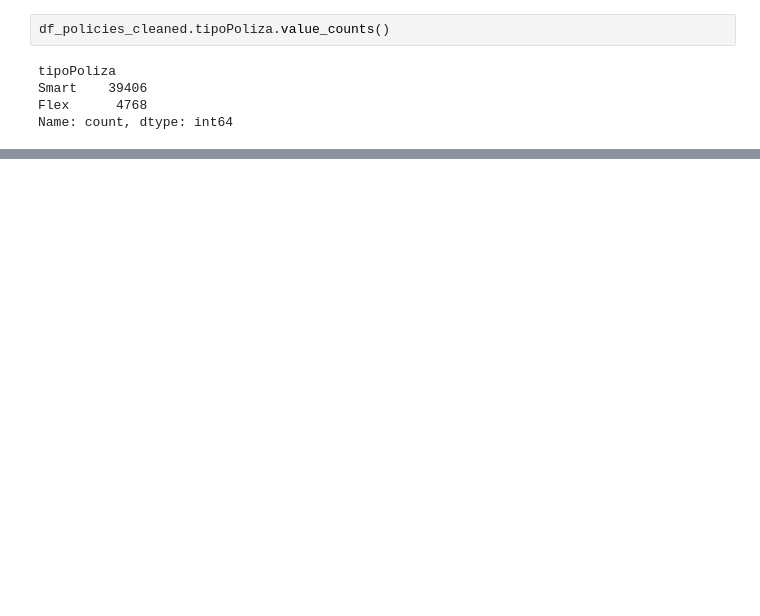
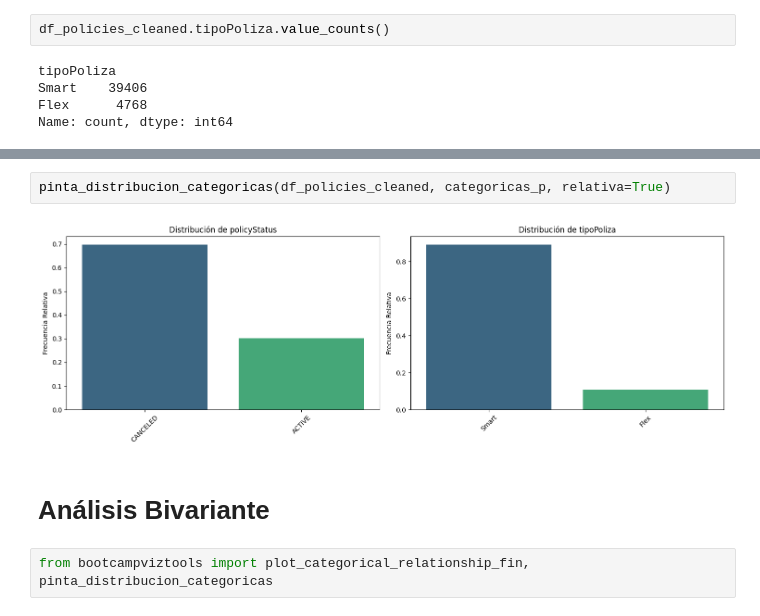
Before and after one commit to joaquinvillarmaldonado/PROJECT_EDA_JOAQUINVILLAR_ONLINE_DS_THEBRIDGE, a Jupyter notebook: src/notebooks/Notebook_eda_v1.ipynb, the cells around one changed output, grey strips where cells are left out. Cells and saved outputs as stored; diff of their text form; blank space fills up the shorter version.

```diff
--- a/src/notebooks/Notebook_eda_v1.ipynb
+++ b/src/notebooks/Notebook_eda_v1.ipynb
@@ -68,0 +193,8 @@ Name: count, dtype: int64
+# %%
+pinta_distribucion_categoricas(df_policies_cleaned, categoricas_p, relativa=True)
+# %% [output]
+[figure, added]
+# %% [markdown]
+# Análisis Bivariante
+# %%
+from bootcampviztools import plot_categorical_relationship_fin, pinta_distribucion_categoricas
```
Also changed, not shown: parts of 19 cells of this notebook, 13 other files.
